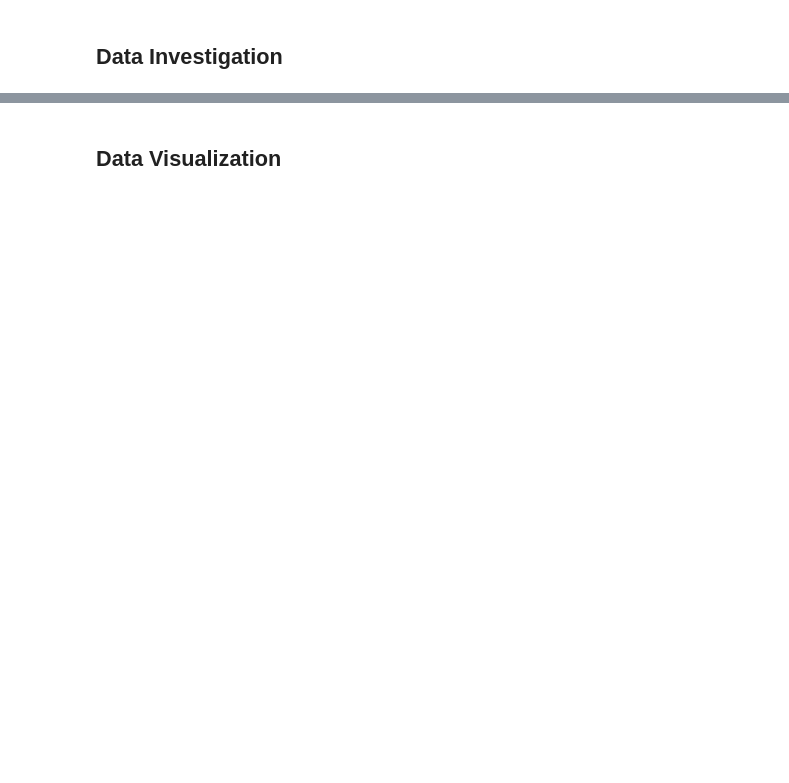
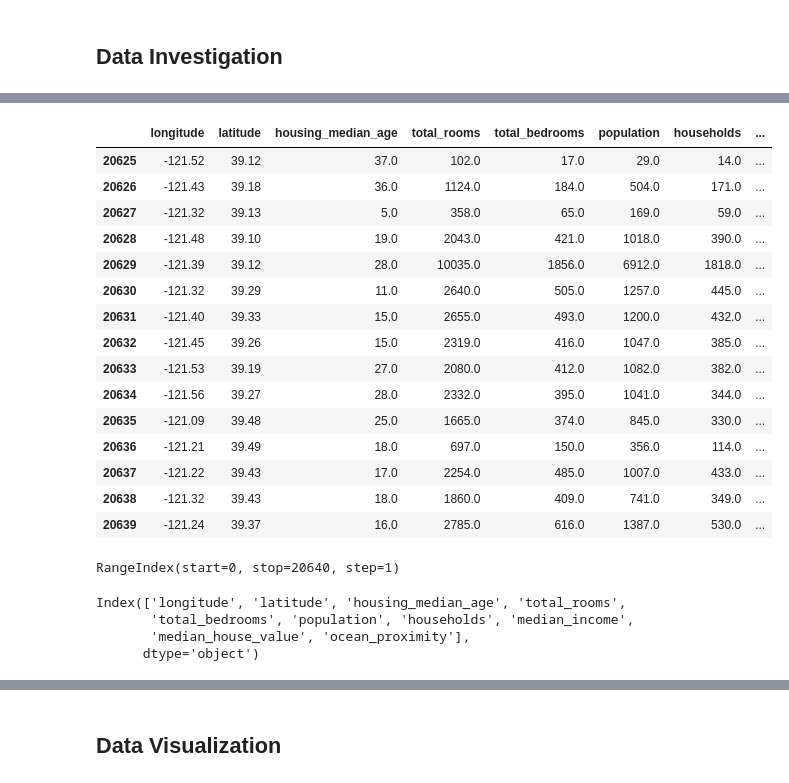
Before and after one commit to brandon-debruyn/project_machine_learning, a Jupyter notebook: california_housing_prices_1990/main.ipynb, the cells around one changed output, grey strips where cells are left out. Cells and saved outputs as stored; diff of their text form; code cells hidden in the pictures; blank space fills up the shorter version.

```diff
--- a/california_housing_prices_1990/main.ipynb
+++ b/california_housing_prices_1990/main.ipynb
@@ -18,3 +31,33 @@ housing_data.head(11)
+# %%
+housing_data.tail(15)
+# %% [output]
+|  | longitude | latitude | housing_median_age | total_rooms | total_bedrooms | population | households | ... |
+| 20625 | -121.52 | 39.12 | 37.0 | 102.0 | 17.0 | 29.0 | 14.0 | ... |
+| 20626 | -121.43 | 39.18 | 36.0 | 1124.0 | 184.0 | 504.0 | 171.0 | ... |
+| 20627 | -121.32 | 39.13 | 5.0 | 358.0 | 65.0 | 169.0 | 59.0 | ... |
+| 20628 | -121.48 | 39.10 | 19.0 | 2043.0 | 421.0 | 1018.0 | 390.0 | ... |
+| 20629 | -121.39 | 39.12 | 28.0 | 10035.0 | 1856.0 | 6912.0 | 1818.0 | ... |
+| 20630 | -121.32 | 39.29 | 11.0 | 2640.0 | 505.0 | 1257.0 | 445.0 | ... |
+| 20631 | -121.40 | 39.33 | 15.0 | 2655.0 | 493.0 | 1200.0 | 432.0 | ... |
+| 20632 | -121.45 | 39.26 | 15.0 | 2319.0 | 416.0 | 1047.0 | 385.0 | ... |
+| 20633 | -121.53 | 39.19 | 27.0 | 2080.0 | 412.0 | 1082.0 | 382.0 | ... |
+| 20634 | -121.56 | 39.27 | 28.0 | 2332.0 | 395.0 | 1041.0 | 344.0 | ... |
+| 20635 | -121.09 | 39.48 | 25.0 | 1665.0 | 374.0 | 845.0 | 330.0 | ... |
+| 20636 | -121.21 | 39.49 | 18.0 | 697.0 | 150.0 | 356.0 | 114.0 | ... |
+| 20637 | -121.22 | 39.43 | 17.0 | 2254.0 | 485.0 | 1007.0 | 433.0 | ... |
+| 20638 | -121.32 | 39.43 | 18.0 | 1860.0 | 409.0 | 741.0 | 349.0 | ... |
+| 20639 | -121.24 | 39.37 | 16.0 | 2785.0 | 616.0 | 1387.0 | 530.0 | ... |
+# %%
+housing_data.index
+# %% [output]
+RangeIndex(start=0, stop=20640, step=1)
+# %%
+housing_data.columns
+# %% [output]
+Index(['longitude', 'latitude', 'housing_median_age', 'total_rooms',
+       'total_bedrooms', 'population', 'households', 'median_income',
+       'median_house_value', 'ocean_proximity'],
+      dtype='object')
 # %%
 # data description
 
```
Also changed, not shown: parts of 6 cells of this notebook.
